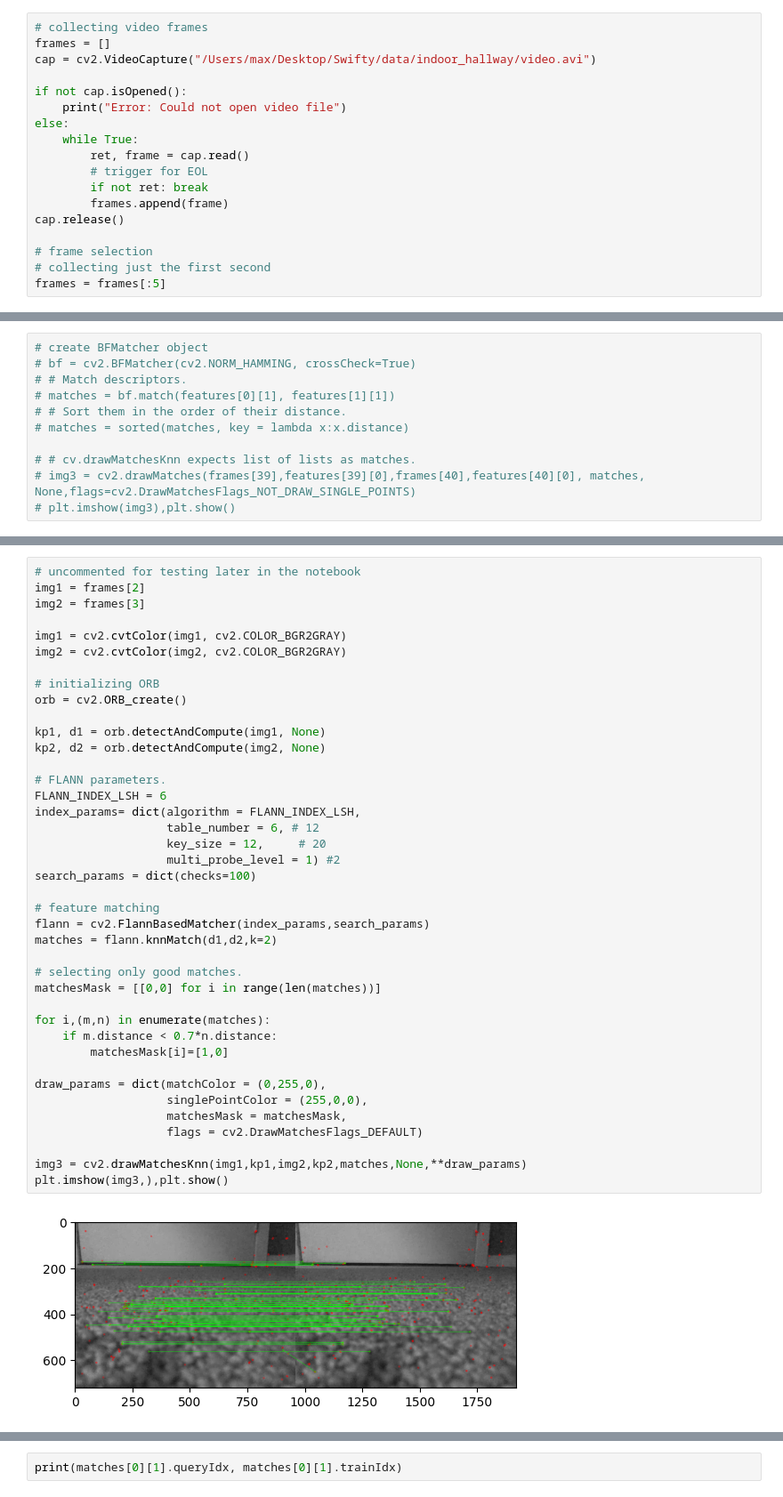
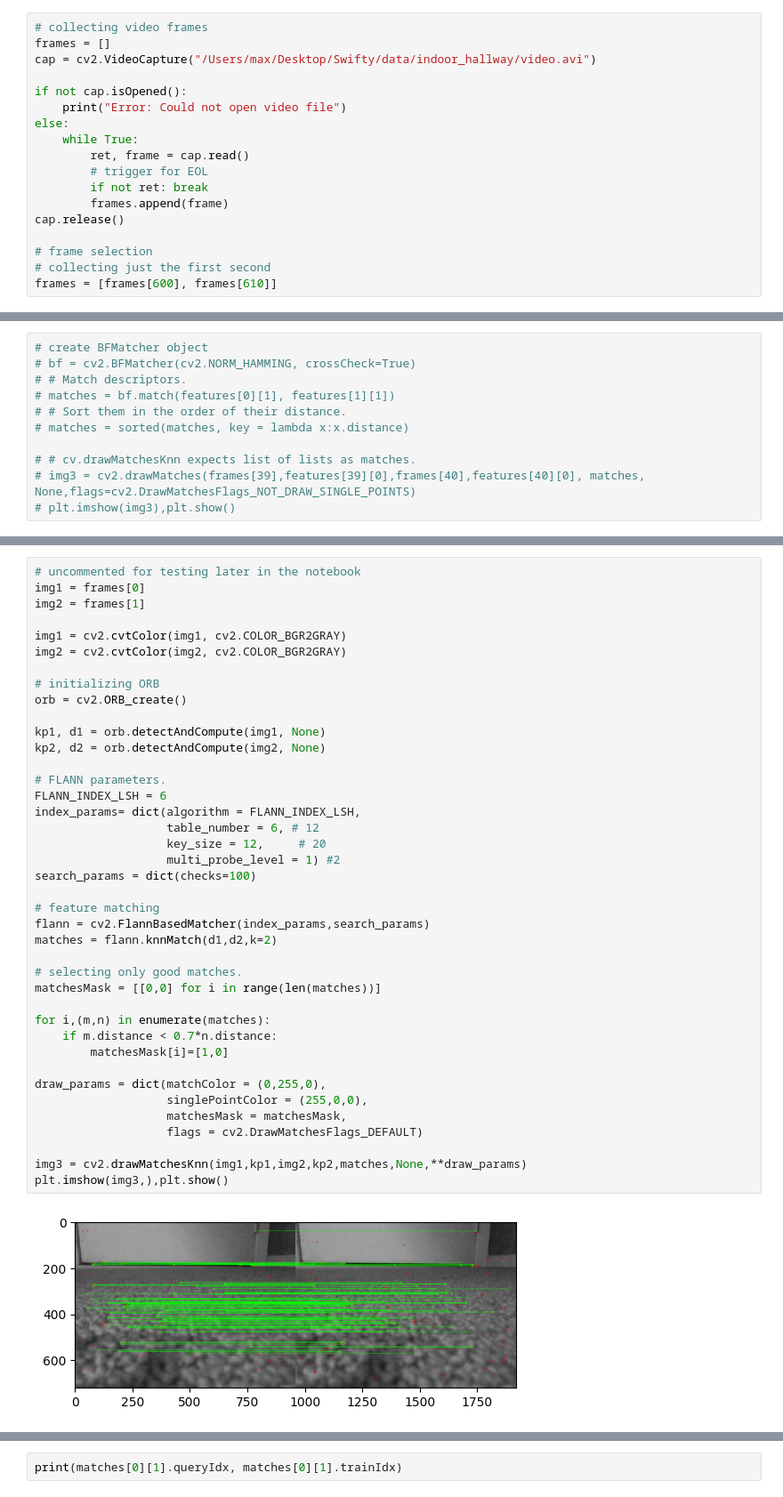
Before and after one commit to mxpoch/Swifty, a Jupyter notebook: swift.ipynb, the cells around one changed output, grey strips where cells are left out. Shown at 89% size. Drawn from its saved outputs; the diff is of its cells as text.

```diff
--- a/swift.ipynb
+++ b/swift.ipynb
@@ -33,4 +23,4 @@ cap.release()
 
 # frame selection
 # collecting just the first second
-frames = frames[:5]
+frames = [frames[600], frames[610]]
@@ -156,7 +179,7 @@ ValueError: all the input array dimensions except for the concatenation axis mus
 # %%
 # uncommented for testing later in the notebook
-img1 = frames[2]
-img2 = frames[3]
+img1 = frames[0]
+img2 = frames[1]
 
 img1 = cv2.cvtColor(img1, cv2.COLOR_BGR2GRAY)
 img2 = cv2.cvtColor(img2, cv2.COLOR_BGR2GRAY)
@@ -167,34 +190,34 @@ orb = cv2.ORB_create()
 kp1, d1 = orb.detectAndCompute(img1, None)
 kp2, d2 = orb.detectAndCompute(img2, None)
 
 # FLANN parameters.
 FLANN_INDEX_LSH = 6
 index_params= dict(algorithm = FLANN_INDEX_LSH,
                    table_number = 6, # 12
                    key_size = 12,     # 20
                    multi_probe_level = 1) #2
 search_params = dict(checks=100)
 
 # feature matching
 flann = cv2.FlannBasedMatcher(index_params,search_params)
 matches = flann.knnMatch(d1,d2,k=2)
 
 # selecting only good matches.
 matchesMask = [[0,0] for i in range(len(matches))]
 
 for i,(m,n) in enumerate(matches):
     if m.distance < 0.7*n.distance:
         matchesMask[i]=[1,0]
 
 draw_params = dict(matchColor = (0,255,0),
                    singlePointColor = (255,0,0),
                    matchesMask = matchesMask,
                    flags = cv2.DrawMatchesFlags_DEFAULT)
 
 img3 = cv2.drawMatchesKnn(img1,kp1,img2,kp2,matches,None,**draw_params)
 plt.imshow(img3,),plt.show()
 # %% [output]
-[figure, old version]
+[figure, new version]
 (<matplotlib.image.AxesImage at 0x...>, None)
 # %%
 print(matches[0][1].queryIdx, matches[0][1].trainIdx)
```
Also changed, not shown: parts of 16 cells of this notebook, 2 other files.
